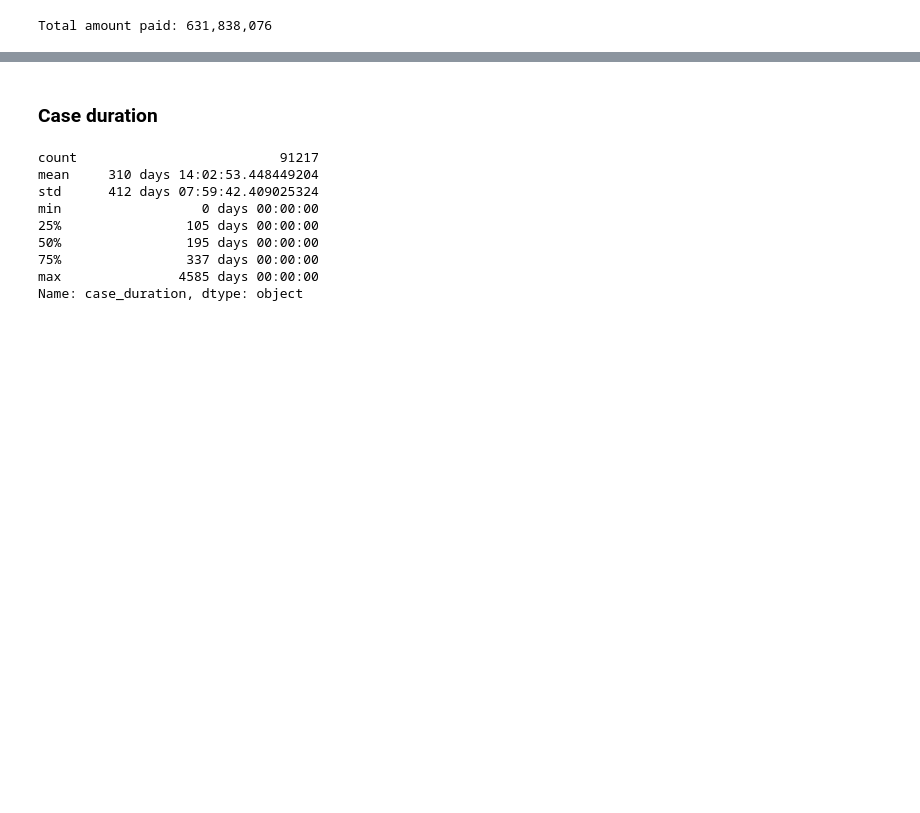
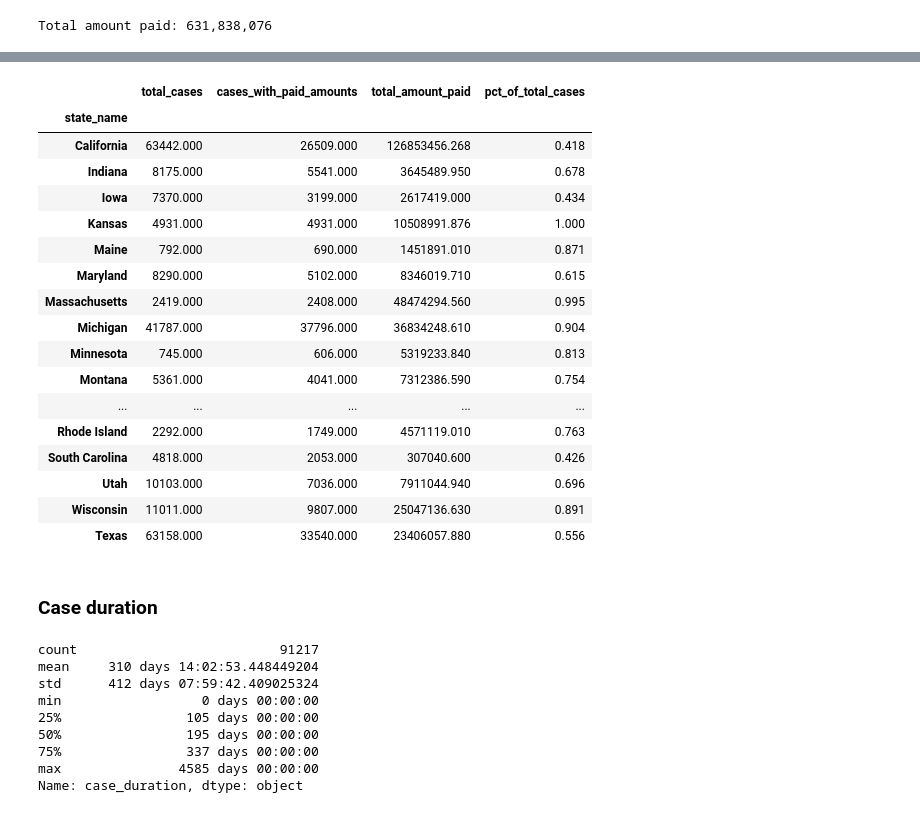
Before and after one commit to cbs-news-data/wage-theft-data, a Jupyter notebook: notebooks/national_analysis/national_analysis.ipynb, the cells around one changed output, grey strips where cells are left out. Saved outputs shown, nothing was run; the diff lists cells and outputs as text; code cells hidden in the pictures; blank space fills up the shorter version.

```diff
--- a/notebooks/national_analysis/national_analysis.ipynb
+++ b/notebooks/national_analysis/national_analysis.ipynb
@@ -367,3 +348,74 @@ Total amount paid: 631,838,076
+# %%
+texas_paid = paid_df.query("state_name == 'Texas'")
+
+pd.Series(
+    {
+        "total_cases": texas_paid.shape[0],
+        "cases_with_paid_amounts": (
+            texas_raw.query("FK_VCMPLNT_STSCD.isin([950, 970])").shape[0]
+        ),
+        "total_amount_paid": texas_paid.amount_paid.sum(),
+        "pct_of_total_cases": texas_raw.query("FK_VCMPLNT_STSCD.isin([950, 970])").shape[0] / texas_raw.shape[0]
+    },
+    name="Texas"
+)
+
+
+paid_by_state = (
+    paid_df.query("state_name != 'Texas'")
+    .groupby("state_name")
+    .size()
+    .to_frame("total_cases")
+    .join(
+        paid_df.query("amount_paid > 0")
+        .groupby("state_name")
+        .size()
+        .to_frame("cases_with_paid_amounts")
+    )
+    .join(paid_df.groupby("state_name").amount_paid.sum().to_frame("total_amount_paid"))
+    .assign(
+        pct_of_total_cases=lambda df: df.cases_with_paid_amounts / df.total_cases,
+    )
+    .transpose()
+    .assign(
+        Texas=pd.Series(
+            {
+                "total_cases": texas_paid.shape[0],
+                "cases_with_paid_amounts": (
+                    texas_raw.query("FK_VCMPLNT_STSCD.isin([950, 970])").shape[0]
+                ),
+                "total_amount_paid": texas_paid.amount_paid.sum(),
+                "pct_of_total_cases": texas_raw.query(
+                    "FK_VCMPLNT_STSCD.isin([950, 970])"
+                ).shape[0]
+                / texas_raw.shape[0],
+            },
+            name="Texas",
+        )
+    )
+    .transpose()
+)
+
+paid_by_state
+# %% [output]
+|  | total_cases | cases_with_paid_amounts | total_amount_paid | pct_of_total_cases |
+| state_name |  |  |  |  |
+| California | 63442.000 | 26509.000 | 126853456.268 | 0.418 |
+| Indiana | 8175.000 | 5541.000 | 3645489.950 | 0.678 |
+| Iowa | 7370.000 | 3199.000 | 2617419.000 | 0.434 |
+| Kansas | 4931.000 | 4931.000 | 10508991.876 | 1.000 |
+| Maine | 792.000 | 690.000 | 1451891.010 | 0.871 |
+| Maryland | 8290.000 | 5102.000 | 8346019.710 | 0.615 |
+| Massachusetts | 2419.000 | 2408.000 | 48474294.560 | 0.995 |
+| Michigan | 41787.000 | 37796.000 | 36834248.610 | 0.904 |
+| Minnesota | 745.000 | 606.000 | 5319233.840 | 0.813 |
+| Montana | 5361.000 | 4041.000 | 7312386.590 | 0.754 |
+| ... | ... | ... | ... | ... |
+| Rhode Island | 2292.000 | 1749.000 | 4571119.010 | 0.763 |
+| South Carolina | 4818.000 | 2053.000 | 307040.600 | 0.426 |
+| Utah | 10103.000 | 7036.000 | 7911044.940 | 0.696 |
+| Wisconsin | 11011.000 | 9807.000 | 25047136.630 | 0.891 |
+| Texas | 63158.000 | 33540.000 | 23406057.880 | 0.556 |
 # %% [markdown]
 ### Case duration
 # %%
```
Also changed, not shown: parts of 4 cells of this notebook, 37 other files.
